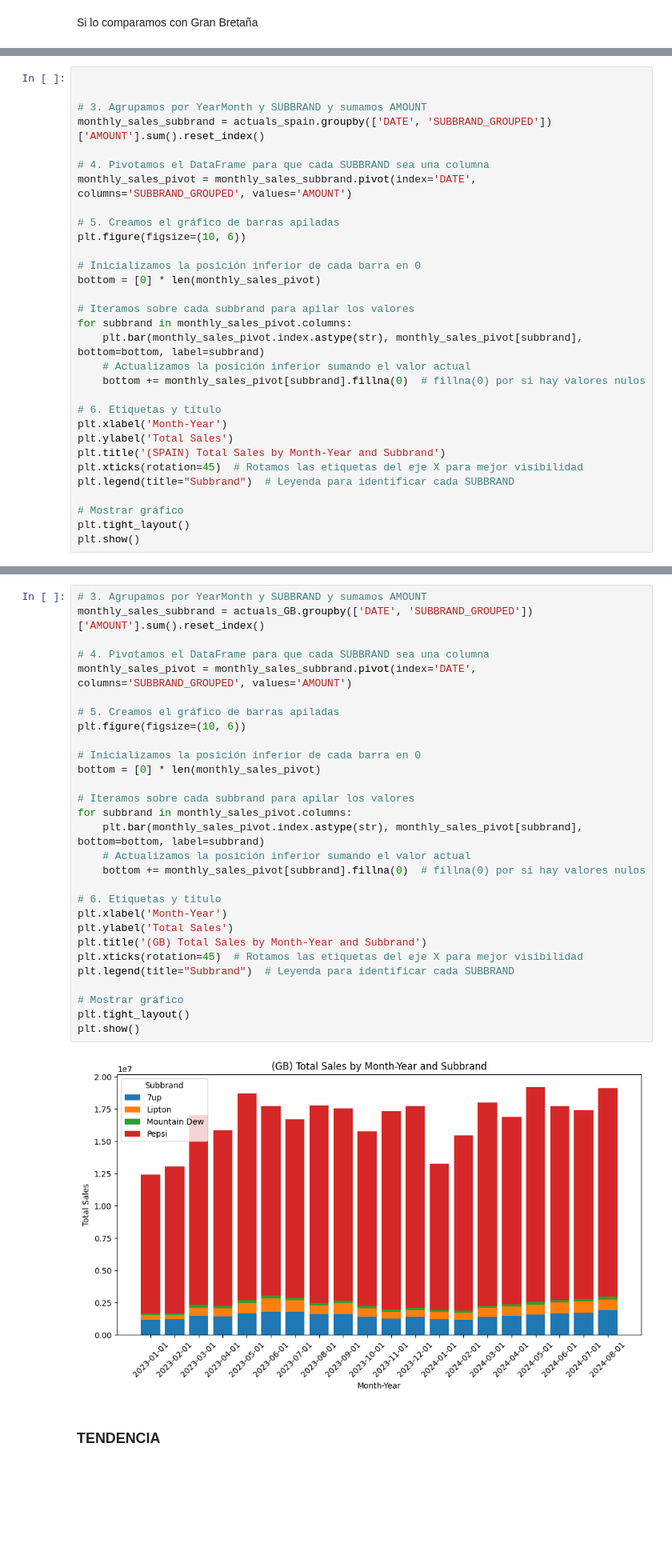
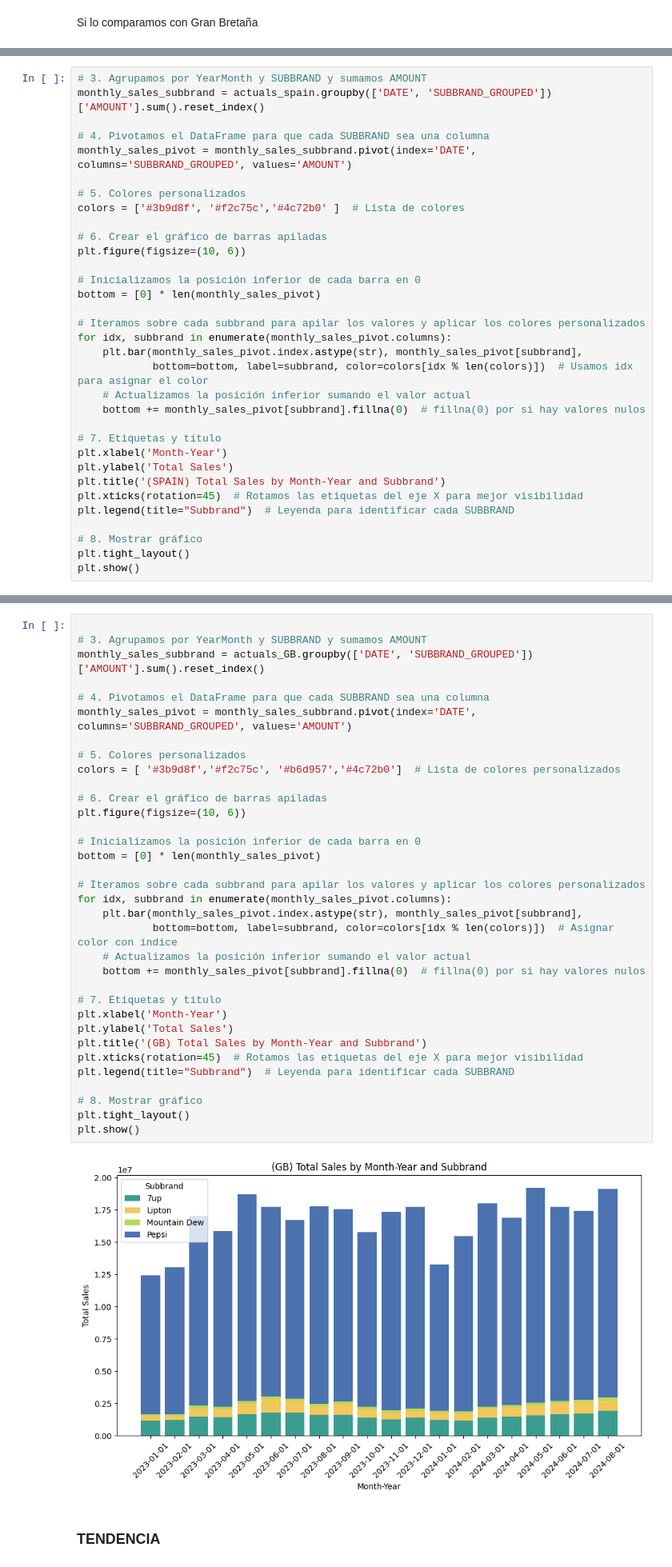
Before and after one commit to anruki/UFV_Visualizacion, a Jupyter notebook: EjerciciosClase/Ventas.ipynb, the cells around one changed output, grey strips where cells are left out. Shown at 80% size. Cells and saved outputs as stored; diff of their text form; blank space fills up the shorter version.

Commit message:
colores cambiados para que coincidan con las marcas y PF reordenado al último mes, sigue dando error alto en predicciones

```diff
--- a/EjerciciosClase/Ventas.ipynb
+++ b/EjerciciosClase/Ventas.ipynb
@@ -920,32 +920,34 @@ plt.legend(title="Year")
 # %%
-
-
 # 3. Agrupamos por YearMonth y SUBBRAND y sumamos AMOUNT
 monthly_sales_subbrand = actuals_spain.groupby(['DATE', 'SUBBRAND_GROUPED'])['AMOUNT'].sum().reset_index()
 
 # 4. Pivotamos el DataFrame para que cada SUBBRAND sea una columna
 monthly_sales_pivot = monthly_sales_subbrand.pivot(index='DATE', columns='SUBBRAND_GROUPED', values='AMOUNT')
 
-# 5. Creamos el gráfico de barras apiladas
+# 5. Colores personalizados
+colors = ['#3b9d8f', '#f2c75c','#4c72b0' ]  # Lista de colores
+
+# 6. Crear el gráfico de barras apiladas
 plt.figure(figsize=(10, 6))
 
 # Inicializamos la posición inferior de cada barra en 0
 bottom = [0] * len(monthly_sales_pivot)
 
-# Iteramos sobre cada subbrand para apilar los valores
-for subbrand in monthly_sales_pivot.columns:
-    plt.bar(monthly_sales_pivot.index.astype(str), monthly_sales_pivot[subbrand], bottom=bottom, label=subbrand)
+# Iteramos sobre cada subbrand para apilar los valores y aplicar los colores personalizados
+for idx, subbrand in enumerate(monthly_sales_pivot.columns):
+    plt.bar(monthly_sales_pivot.index.astype(str), monthly_sales_pivot[subbrand],
+            bottom=bottom, label=subbrand, color=colors[idx % len(colors)])  # Usamos idx para asignar el color
     # Actualizamos la posición inferior sumando el valor actual
     bottom += monthly_sales_pivot[subbrand].fillna(0)  # fillna(0) por si hay valores nulos
 
-# 6. Etiquetas y título
+# 7. Etiquetas y título
 plt.xlabel('Month-Year')
 plt.ylabel('Total Sales')
 plt.title('(SPAIN) Total Sales by Month-Year and Subbrand')
 plt.xticks(rotation=45)  # Rotamos las etiquetas del eje X para mejor visibilidad
 plt.legend(title="Subbrand")  # Leyenda para identificar cada SUBBRAND
 
-# Mostrar gráfico
+# 8. Mostrar gráfico
 plt.tight_layout()
 plt.show()
 # %% [output]
@@ -953,34 +955,39 @@ plt.show()
 # %%
+
 # 3. Agrupamos por YearMonth y SUBBRAND y sumamos AMOUNT
 monthly_sales_subbrand = actuals_GB.groupby(['DATE', 'SUBBRAND_GROUPED'])['AMOUNT'].sum().reset_index()
 
 # 4. Pivotamos el DataFrame para que cada SUBBRAND sea una columna
 monthly_sales_pivot = monthly_sales_subbrand.pivot(index='DATE', columns='SUBBRAND_GROUPED', values='AMOUNT')
 
-# 5. Creamos el gráfico de barras apiladas
+# 5. Colores personalizados
+colors = [ '#3b9d8f','#f2c75c', '#b6d957','#4c72b0']  # Lista de colores personalizados
+
+# 6. Crear el gráfico de barras apiladas
 plt.figure(figsize=(10, 6))
 
 # Inicializamos la posición inferior de cada barra en 0
 bottom = [0] * len(monthly_sales_pivot)
 
-# Iteramos sobre cada subbrand para apilar los valores
-for subbrand in monthly_sales_pivot.columns:
-    plt.bar(monthly_sales_pivot.index.astype(str), monthly_sales_pivot[subbrand], bottom=bottom, label=subbrand)
+# Iteramos sobre cada subbrand para apilar los valores y aplicar los colores personalizados
+for idx, subbrand in enumerate(monthly_sales_pivot.columns):
+    plt.bar(monthly_sales_pivot.index.astype(str), monthly_sales_pivot[subbrand],
+            bottom=bottom, label=subbrand, color=colors[idx % len(colors)])  # Asignar color con índice
     # Actualizamos la posición inferior sumando el valor actual
     bottom += monthly_sales_pivot[subbrand].fillna(0)  # fillna(0) por si hay valores nulos
 
-# 6. Etiquetas y título
+# 7. Etiquetas y título
 plt.xlabel('Month-Year')
 plt.ylabel('Total Sales')
 plt.title('(GB) Total Sales by Month-Year and Subbrand')
 plt.xticks(rotation=45)  # Rotamos las etiquetas del eje X para mejor visibilidad
 plt.legend(title="Subbrand")  # Leyenda para identificar cada SUBBRAND
 
-# Mostrar gráfico
+# 8. Mostrar gráfico
 plt.tight_layout()
 plt.show()
 # %% [output]
-[figure, old version]
+[figure, new version]
 # %% [markdown]
 ### TENDENCIA
 # %% [markdown]
```
Also changed, not shown: parts of 13 cells of this notebook.
